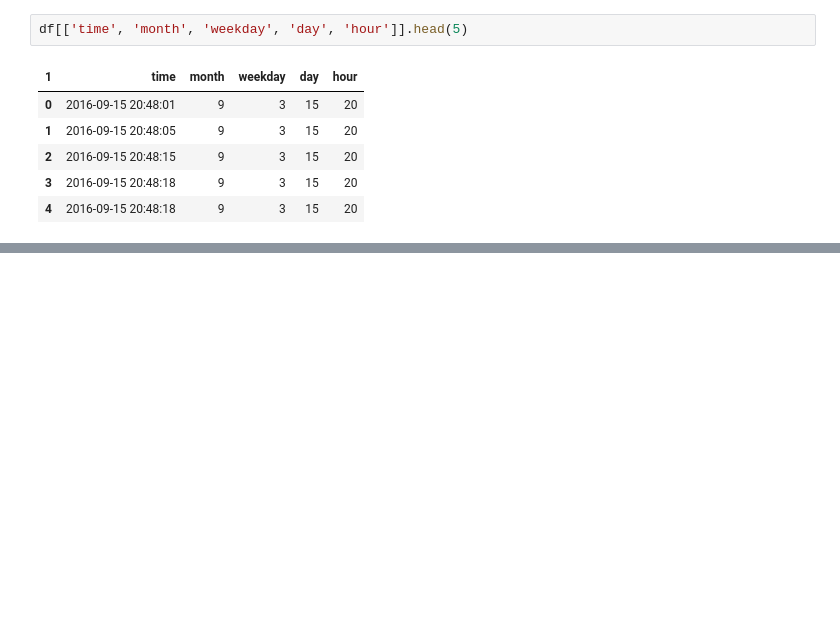
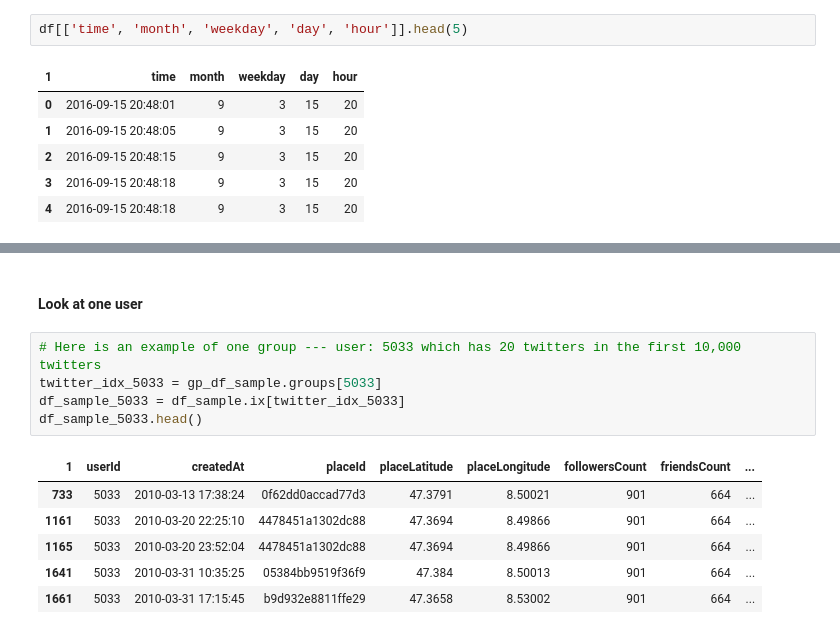
Before and after one commit to fanzhangsuper/Fancy_project, a Jupyter notebook: GenerateData.ipynb, the cells around one changed output, grey strips where cells are left out. Cells and saved outputs as stored; diff of their text form; blank space fills up the shorter version.

```diff
--- a/GenerateData.ipynb
+++ b/GenerateData.ipynb
@@ -316,0 +458,14 @@ df[['time', 'month', 'weekday', 'day', 'hour']].head(5)
+# %% [markdown]
+#### Look at one user
+# %%
+# Here is an example of one group --- user: 5033 which has 20 twitters in the first 10,000 twitters
+twitter_idx_5033 = gp_df_sample.groups[5033]
+df_sample_5033 = df_sample.ix[twitter_idx_5033]
+df_sample_5033.head()
+# %% [output]
+| 1 | userId | createdAt | placeId | placeLatitude | placeLongitude | followersCount | friendsCount | ... |
+| 733 | 5033 | 2010-03-13 17:38:24 | 0f62dd0accad77d3 | 47.3791 | 8.50021 | 901 | 664 | ... |
+| 1161 | 5033 | 2010-03-20 22:25:10 | 4478451a1302dc88 | 47.3694 | 8.49866 | 901 | 664 | ... |
+| 1165 | 5033 | 2010-03-20 23:52:04 | 4478451a1302dc88 | 47.3694 | 8.49866 | 901 | 664 | ... |
+| 1641 | 5033 | 2010-03-31 10:35:25 | 05384bb9519f36f9 | 47.384 | 8.50013 | 901 | 664 | ... |
+| 1661 | 5033 | 2010-03-31 17:15:45 | b9d932e8811ffe29 | 47.3658 | 8.53002 | 901 | 664 | ... |
```
Also changed, not shown: parts of 47 cells of this notebook, 31 other files.
